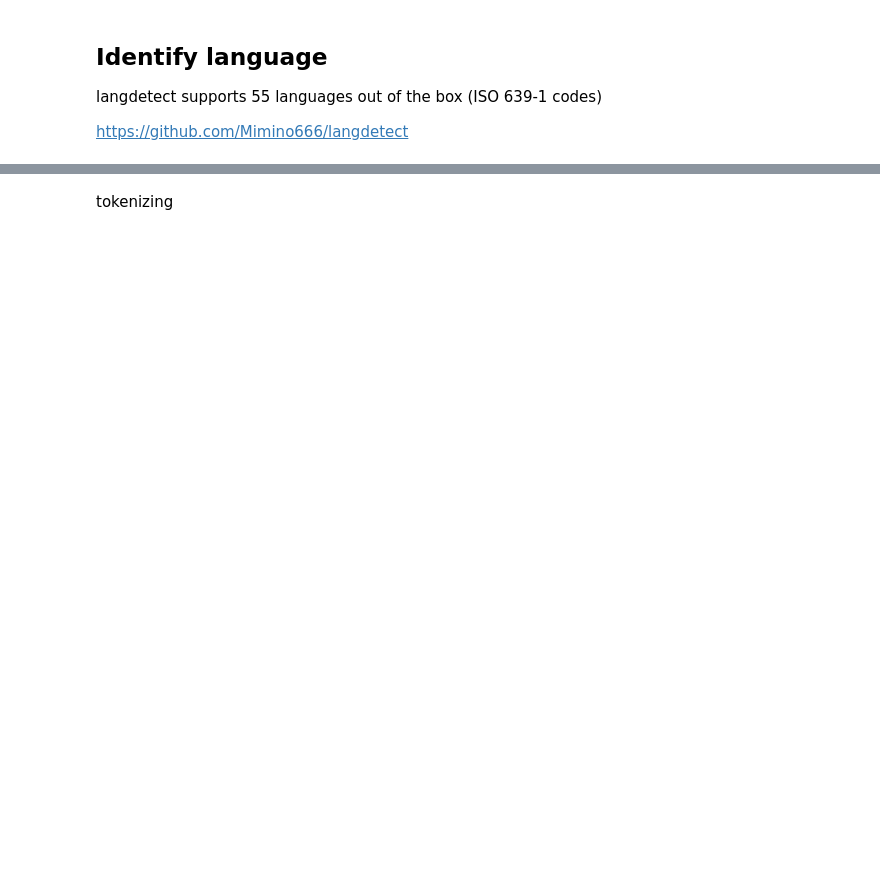
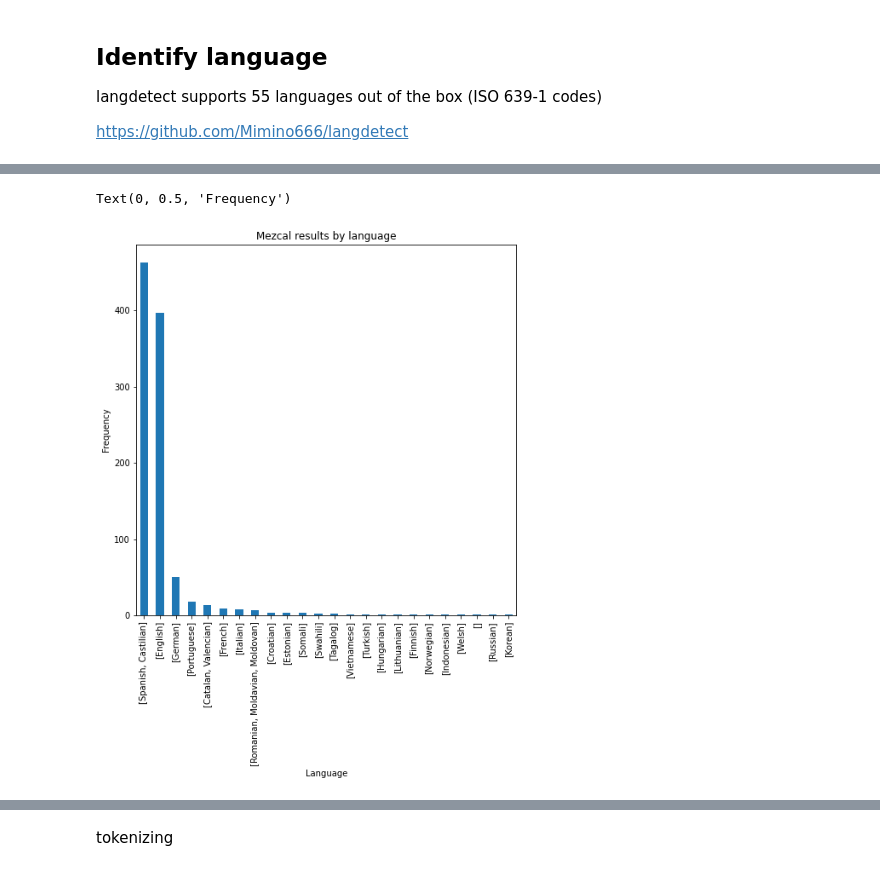
Before and after one commit to urdaibayc/mmezcal-II, a Jupyter notebook: data_wrangling.ipynb, the cells around one changed output, grey strips where cells are left out. Cells and saved outputs as stored; diff of their text form; code cells hidden in the pictures; blank space fills up the shorter version.

Commit message:
up to counts

```diff
--- a/data_wrangling.ipynb
+++ b/data_wrangling.ipynb
@@ -54,0 +42,38 @@ iso_abr = [detect(e) for e in m_titles['Title']]
+# %%
+mezcal_titles_iso_abr = [detect(e) for e in mezcal_titles['Title']]
+appellation_titles_iso_abr = [detect(e) for e in appellation_titles['Title']]
+denominacion_titles_iso_abr = [detect(e) for e in denominacion_titles['Title']]
+desarrollo_titles_iso_abr = [detect(e) for e in desarrollo_titles['Title']]
+desarrollo_oax_titles_iso_abr = [detect(e) for e in desarrollo_oax_titles['Title']]
+development_titles_iso_abr = [detect(e) for e in development_titles['Title']]
+development_oax_titles_iso_abr = [detect(e) for e in development_oax_titles['Title']]
+poberty_iso_abr = [detect(e) for e in poberty['Title']]
+poverty_oax_titles_iso_abr = [detect(e) for e in poverty_oax_titles['Title']]
+pobreza_titles_iso_abr = [detect(e) for e in pobreza_titles['Title']]
+pobreza_oax_titles_iso_abr = [detect(e) for e in pobreza_oax_titles['Title']]
+# %%
+mezcal_titles['Language'] = [lang_table[lang_table['639-1'] == element]['ISO language name'].values for element in mezcal_titles_iso_abr]
+appellation_titles['Language'] = [lang_table[lang_table['639-1'] == element]['ISO language name'].values for element in appellation_titles_iso_abr]
+denominacion_titles['Language'] = [lang_table[lang_table['639-1'] == element]['ISO language name'].values for element in denominacion_titles_iso_abr]
+desarrollo_titles['Language'] = [lang_table[lang_table['639-1'] == element]['ISO language name'].values for element in desarrollo_titles_iso_abr]
+desarrollo_oax_titles['Language'] = [lang_table[lang_table['639-1'] == element]['ISO language name'].values for element in desarrollo_oax_titles_iso_abr]
+development_titles['Language'] = [lang_table[lang_table['639-1'] == element]['ISO language name'].values for element in development_titles_iso_abr]
+development_oax_titles['Language'] = [lang_table[lang_table['639-1'] == element]['ISO language name'].values for element in development_oax_titles_iso_abr]
+poberty['Language'] = [lang_table[lang_table['639-1'] == element]['ISO language name'].values for element in poberty_iso_abr]
+poverty_oax_titles['Language'] = [lang_table[lang_table['639-1'] == element]['ISO language name'].values for element in poverty_oax_titles_iso_abr]
+pobreza_titles['Language'] = [lang_table[lang_table['639-1'] == element]['ISO language name'].values for element in pobreza_titles_iso_abr]
+pobreza_oax_titles['Language'] = [lang_table[lang_table['639-1'] == element]['ISO language name'].values for element in pobreza_oax_titles_iso_abr]
+# %%
+todos = [
+    mezcal_titles,
+    appellation_titles,
+    denominacion_titles,
+    desarrollo_titles,
+    desarrollo_oax_titles,
+    development_titles,
+    development_oax_titles,
+    poberty,
+    poverty_oax_titles,
+    pobreza_titles,
+    pobreza_oax_titles,
+]
@@ -59,0 +107,9 @@ b.detect_language()
+# %%
+ax = todos[0]['Language'].value_counts().plot(kind='bar',
+                                    figsize=(8,8),
+                                    title="Mezcal results by language")
+ax.set_xlabel("Language")
+ax.set_ylabel("Frequency")
+# %% [output]
+Text(0, 0.5, 'Frequency')
+[figure, added]
```
Also changed, not shown: parts of 22 cells of this notebook, 11 other files.
